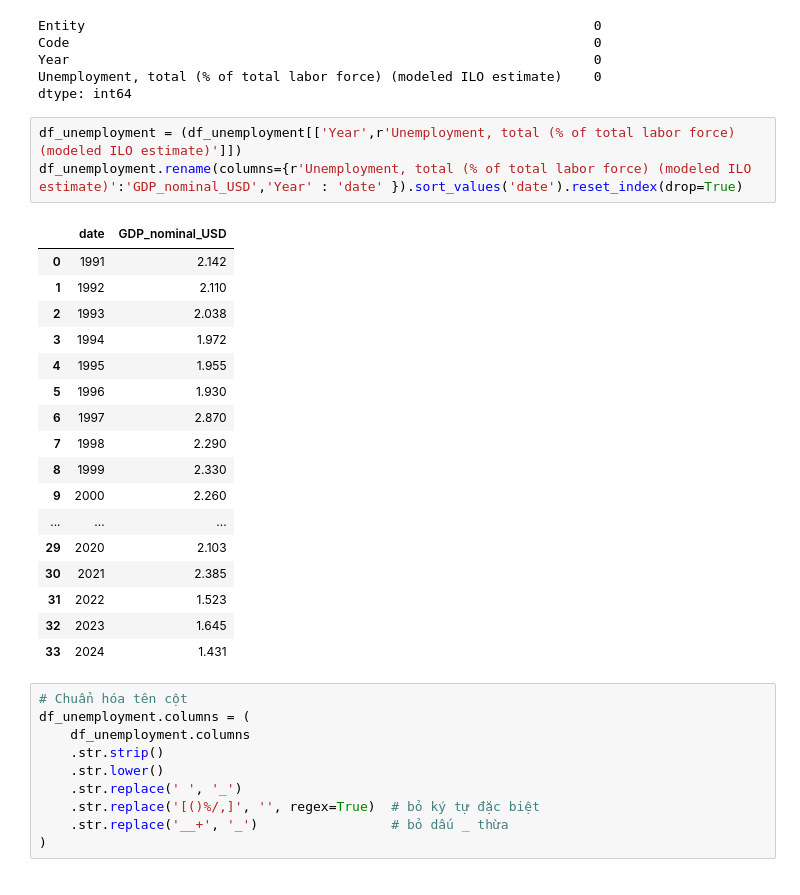
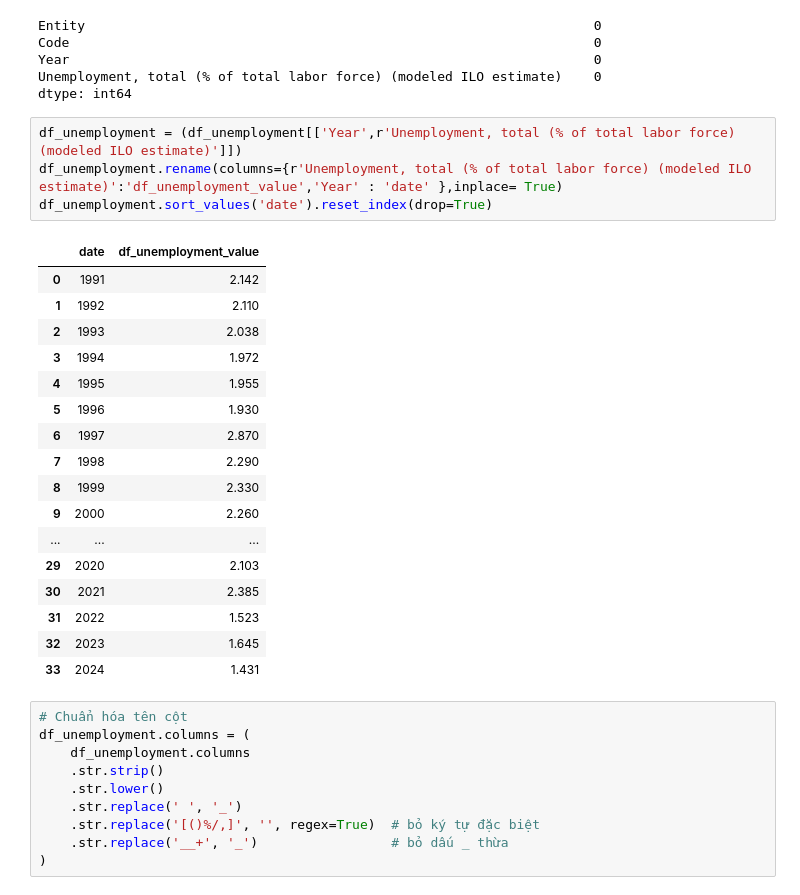
Before and after one commit to lamphat344961-alt/--_-n_GDP, a Jupyter notebook: notebooks/preprocessing_data/preprocessing_TradingEconomics.ipynb, the cells around one changed output. Drawn from its saved outputs; the diff is of its cells as text.

```diff
--- a/notebooks/preprocessing_data/preprocessing_TradingEconomics.ipynb
+++ b/notebooks/preprocessing_data/preprocessing_TradingEconomics.ipynb
@@ -54,9 +54,10 @@ Unemployment, total (% of total labor force) (modeled ILO estimate)    0
 dtype: int64
 # %%
 df_unemployment = (df_unemployment[['Year',r'Unemployment, total (% of total labor force) (modeled ILO estimate)']])
-df_unemployment.rename(columns={r'Unemployment, total (% of total labor force) (modeled ILO estimate)':'GDP_nominal_USD','Year' : 'date' }).sort_values('date').reset_index(drop=True)
+df_unemployment.rename(columns={r'Unemployment, total (% of total labor force) (modeled ILO estimate)':'df_unemployment_value','Year' : 'date' },inplace= True)
+df_unemployment.sort_values('date').reset_index(drop=True)
 # %% [output]
-|  | date | GDP_nominal_USD |
+|  | date | df_unemployment_value |
 | 0 | 1991 | 2.142 |
 | 1 | 1992 | 2.110 |
 | 2 | 1993 | 2.038 |
```
Also changed, not shown: parts of 1 cell of this notebook, 1 other file.
